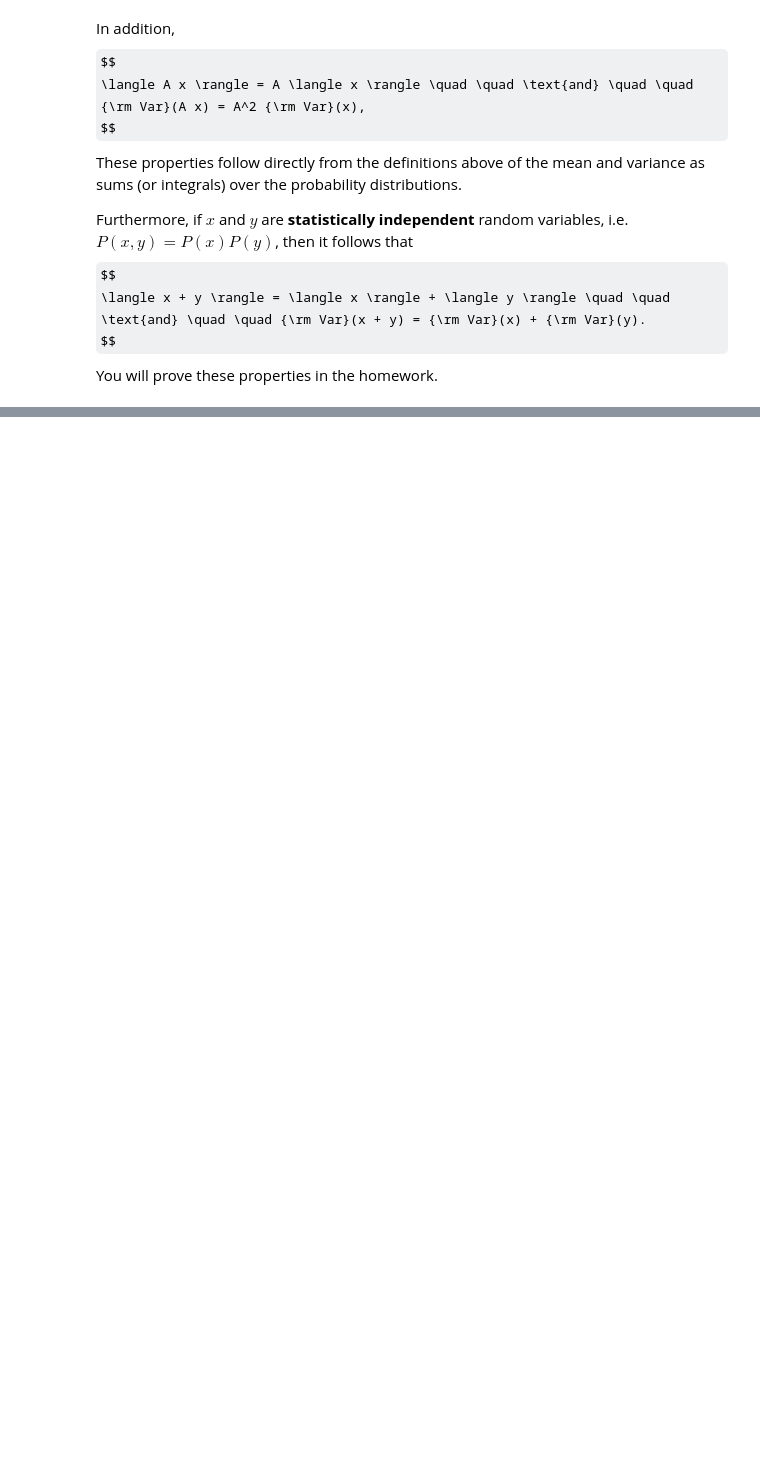
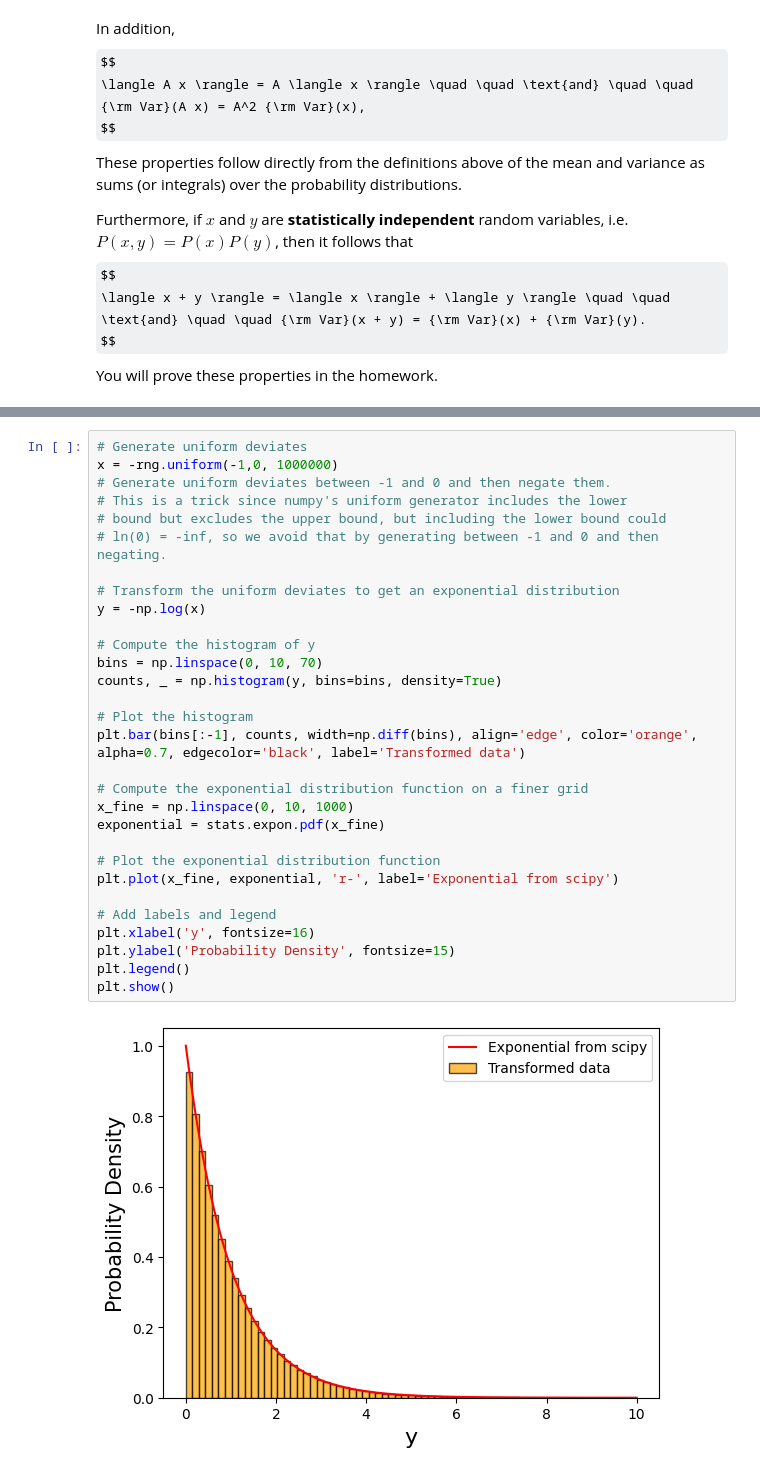
Before and after one commit to enigma-igm/Phys29, a Jupyter notebook: Phys29/lectures/Week7/01_probability.ipynb, the cells around one changed output, grey strips where cells are left out. Drawn from its saved outputs; the diff is of its cells as text; some formulas as TeX source; blank space fills up the shorter version.

```diff
--- a/Phys29/lectures/Week7/01_probability.ipynb
+++ b/Phys29/lectures/Week7/01_probability.ipynb
@@ -502,0 +541,32 @@ You will prove these properties in the homework.
+# %%
+# Generate uniform deviates
+x = -rng.uniform(-1,0, 1000000)
+# Generate uniform deviates between -1 and 0 and then negate them.
+# This is a trick since numpy's uniform generator includes the lower
+# bound but excludes the upper bound, but including the lower bound could
+# ln(0) = -inf, so we avoid that by generating between -1 and 0 and then negating.
+
+# Transform the uniform deviates to get an exponential distribution
+y = -np.log(x)
+
+# Compute the histogram of y
+bins = np.linspace(0, 10, 70)
+counts, _ = np.histogram(y, bins=bins, density=True)
+
+# Plot the histogram
+plt.bar(bins[:-1], counts, width=np.diff(bins), align='edge', color='orange', alpha=0.7, edgecolor='black', label='Transformed data')
+
+# Compute the exponential distribution function on a finer grid
+x_fine = np.linspace(0, 10, 1000)
+exponential = stats.expon.pdf(x_fine)
+
+# Plot the exponential distribution function
+plt.plot(x_fine, exponential, 'r-', label='Exponential from scipy')
+
+# Add labels and legend
+plt.xlabel('y', fontsize=16)
+plt.ylabel('Probability Density', fontsize=15)
+plt.legend()
+plt.show()
+# %% [output]
+[figure, added]
```
Also changed, not shown: parts of 8 cells of this notebook, 1 other file.
